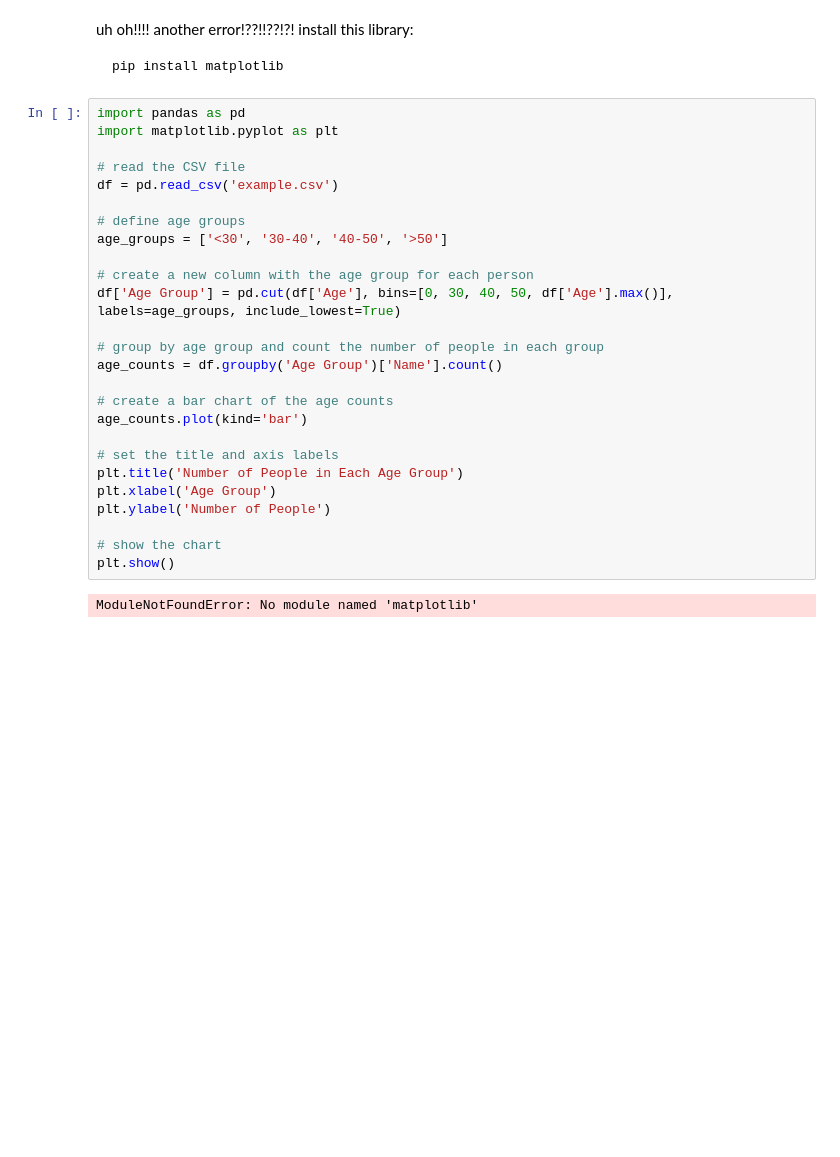
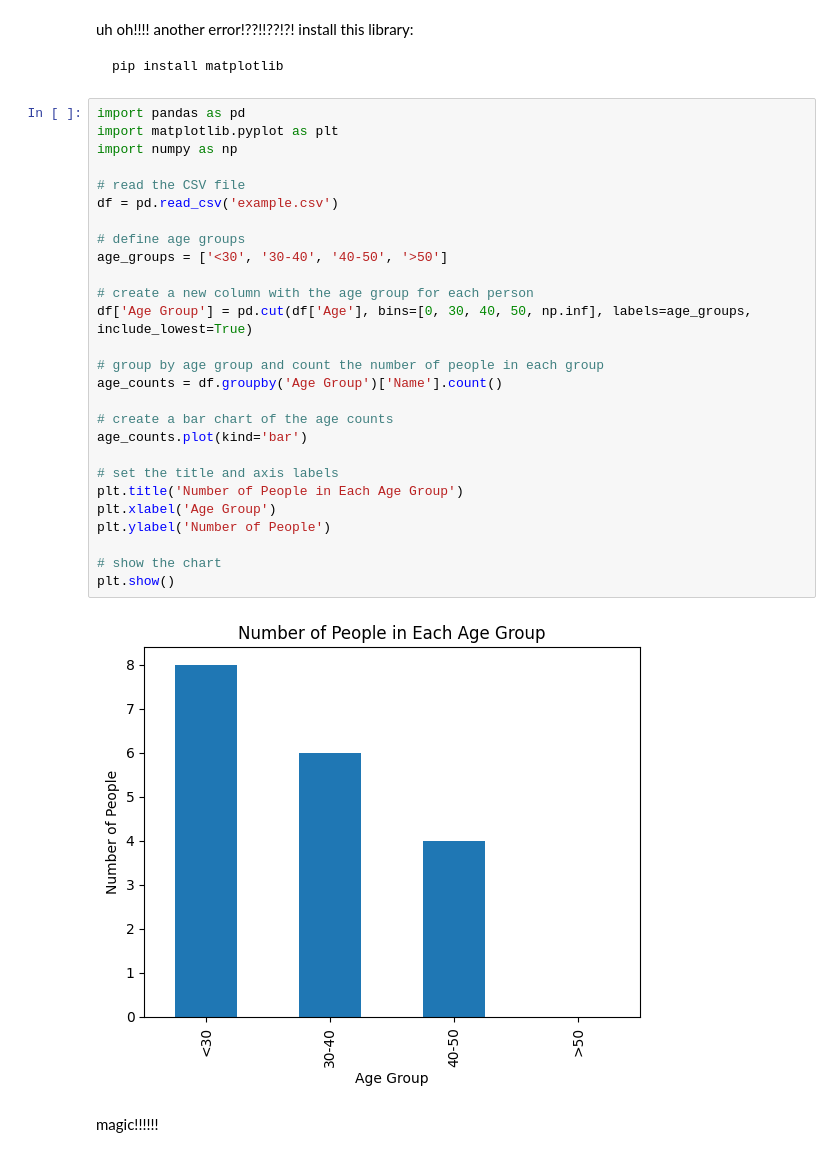
Before and after one commit to KKcbal/amongus, a Jupyter notebook: _notebooks/2023-04-24-pandas.ipynb, the cells around one changed output. Cells and saved outputs as stored; diff of their text form; blank space fills up the shorter version.

```diff
--- a/_notebooks/2023-04-24-pandas.ipynb
+++ b/_notebooks/2023-04-24-pandas.ipynb
@@ -231,28 +231,31 @@ pip install matplotlib
 # %%
 import pandas as pd
 import matplotlib.pyplot as plt
+import numpy as np
 
 # read the CSV file
 df = pd.read_csv('example.csv')
 
 # define age groups
 age_groups = ['<30', '30-40', '40-50', '>50']
 
 # create a new column with the age group for each person
-df['Age Group'] = pd.cut(df['Age'], bins=[0, 30, 40, 50, df['Age'].max()], labels=age_groups, include_lowest=True)
+df['Age Group'] = pd.cut(df['Age'], bins=[0, 30, 40, 50, np.inf], labels=age_groups, include_lowest=True)
 
 # group by age group and count the number of people in each group
 age_counts = df.groupby('Age Group')['Name'].count()
 
 # create a bar chart of the age counts
 age_counts.plot(kind='bar')
 
 # set the title and axis labels
 plt.title('Number of People in Each Age Group')
 plt.xlabel('Age Group')
 plt.ylabel('Number of People')
 
 # show the chart
 plt.show()
 # %% [output]
-ModuleNotFoundError: No module named 'matplotlib'
+[figure, added]
+# %% [markdown]
+magic!!!!!!
```
Also changed, not shown: parts of 2 cells of this notebook.
